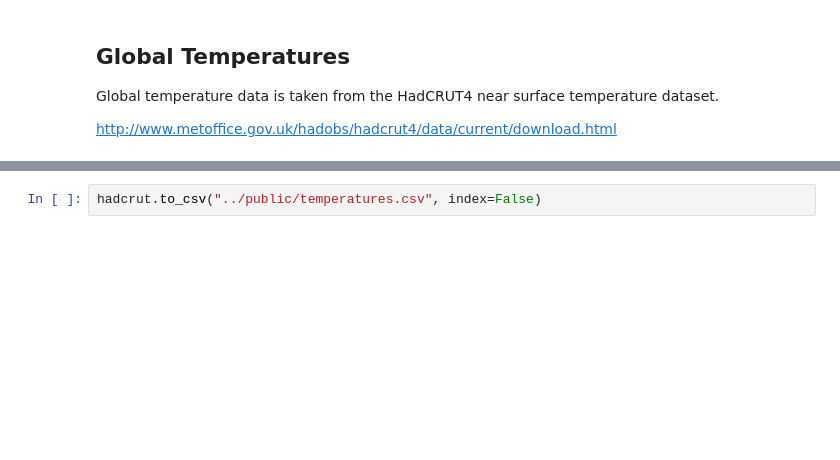
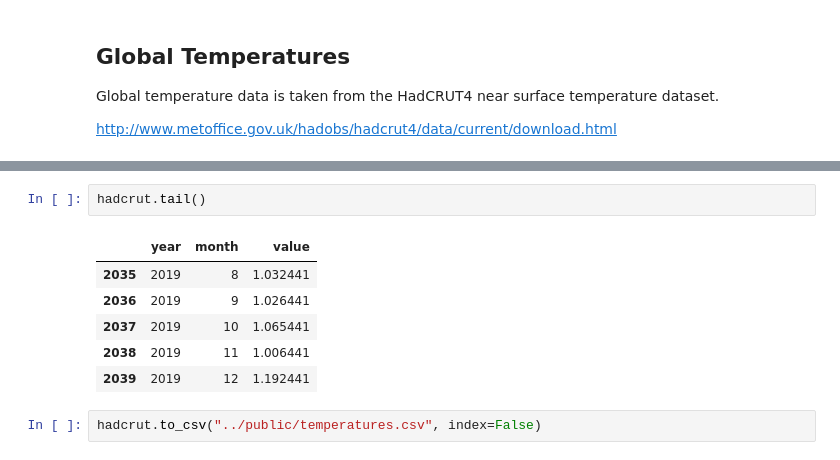
Before and after one commit to openclimatedata/climate-spirals, a Jupyter notebook: data/Climate Spirals Data.ipynb, the cells around one changed output, grey strips where cells are left out. Cells and saved outputs as stored; diff of their text form; blank space fills up the shorter version.

```diff
--- a/data/Climate Spirals Data.ipynb
+++ b/data/Climate Spirals Data.ipynb
@@ -152,2 +160,11 @@ plt.legend("")
+# %%
+hadcrut.tail()
+# %% [output]
+|  | year | month | value |
+| 2035 | 2019 | 8 | 1.032441 |
+| 2036 | 2019 | 9 | 1.026441 |
+| 2037 | 2019 | 10 | 1.065441 |
+| 2038 | 2019 | 11 | 1.006441 |
+| 2039 | 2019 | 12 | 1.192441 |
 # %%
 hadcrut.to_csv("../public/temperatures.csv", index=False)
```
Also changed, not shown: parts of 11 cells of this notebook, 2 other files.
